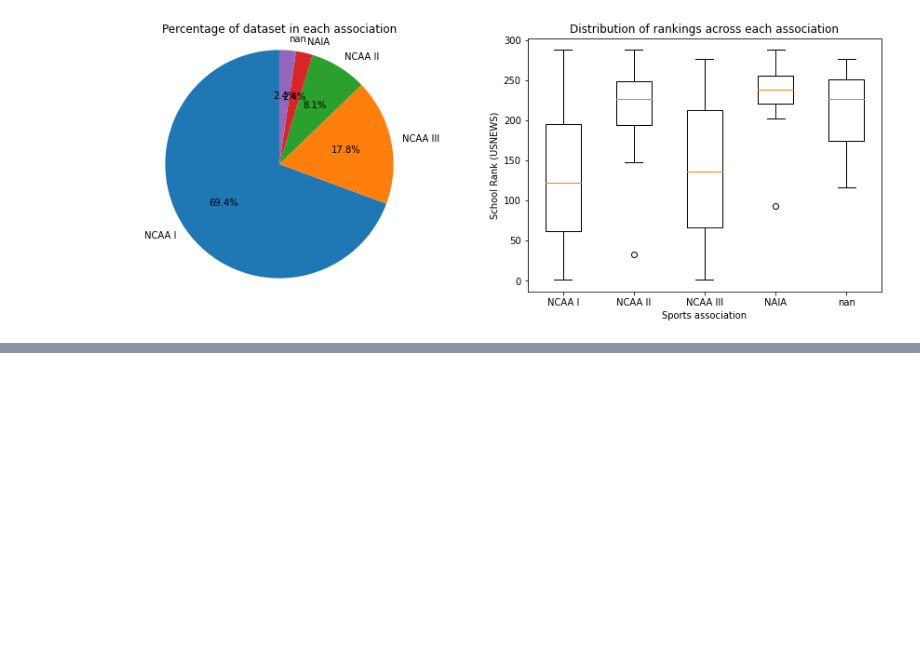
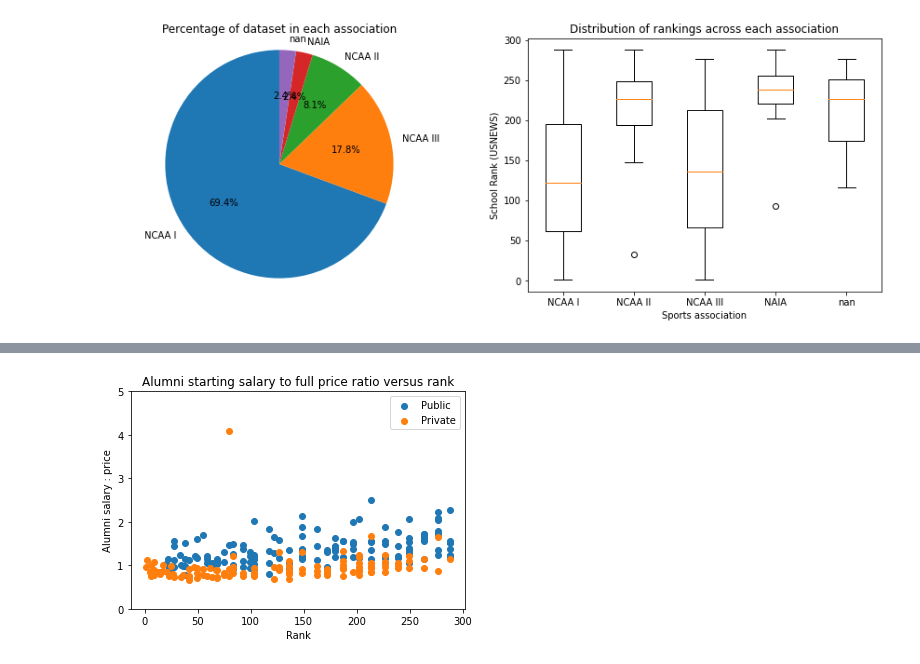
Before and after one commit to BaileyDalton007/USNEWS_Exploratory_Data_Analysis, a Jupyter notebook: data_analysis.ipynb, the cells around one changed output, grey strips where cells are left out. Cells and saved outputs as stored; diff of their text form; code cells hidden in the pictures; blank space fills up the shorter version.

```diff
--- a/data_analysis.ipynb
+++ b/data_analysis.ipynb
@@ -312,0 +456,22 @@ plt.show()
+# %%
+# Here we are comparing the starting salary to full price ratio
+fig, ax = plt.subplots()
+
+pub_df = df.loc[df['type'] == 'Public']
+priv_df = df.loc[df['type'] == 'Private']
+
+pub_ratio = pub_df['alumni_sal'] / (pub_df['tuition'] + pub_df['room_and_board'])
+priv_ratio = priv_df['alumni_sal'] / (priv_df['tuition'] + priv_df['room_and_board'])
+
+ax.scatter(pub_df['rank'], pub_ratio)
+ax.scatter(priv_df['rank'], priv_ratio)
+
+ax.set_title('Alumni starting salary to full price ratio versus rank')
+ax.set_ylabel('Alumni salary : price')
+ax.set_xlabel('Rank')
+ax.set_ylim(0, 5.0)
+ax.legend(['Public', 'Private'])
+
+plt.show()
+# %% [output]
+[figure, added]
```
Also changed, not shown: parts of 4 cells of this notebook.
